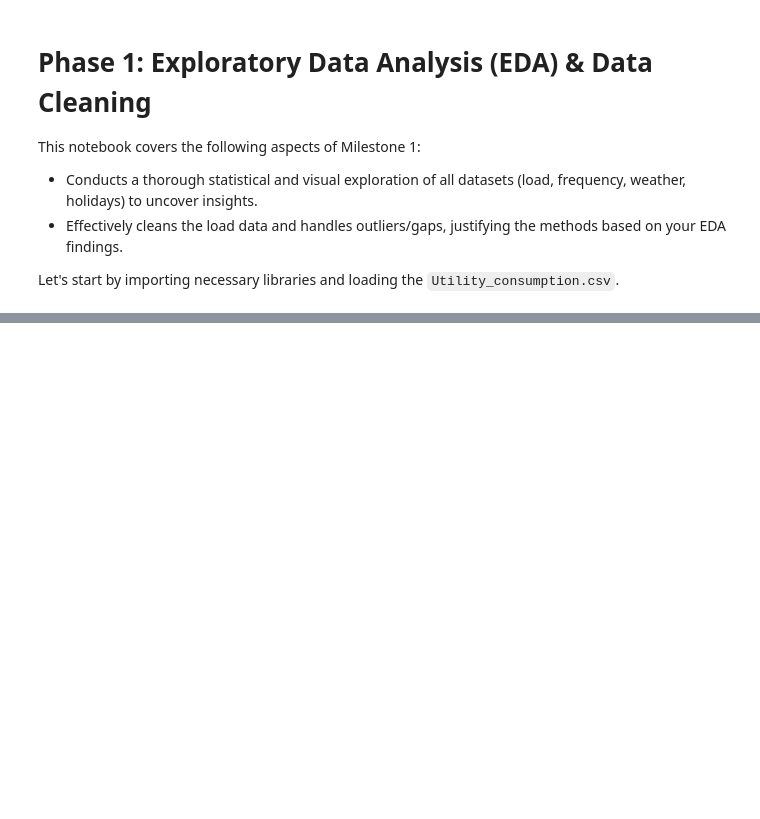
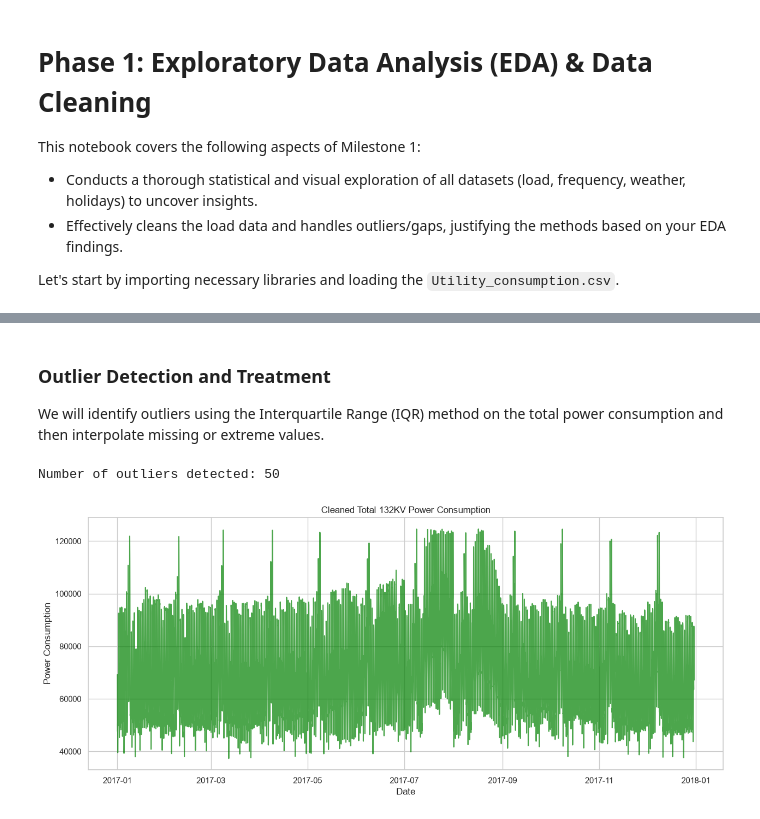
Before and after one commit to Harsh-karn/Intelligent-Power-Demand-Forecasting, a Jupyter notebook: notebooks/01_EDA_and_Cleaning.ipynb, the cells around one changed output, grey strips where cells are left out. Saved outputs shown, nothing was run; the diff lists cells and outputs as text; code cells hidden in the pictures; blank space fills up the shorter version.

```diff
--- a/notebooks/01_EDA_and_Cleaning.ipynb
+++ b/notebooks/01_EDA_and_Cleaning.ipynb
@@ -57,0 +107,32 @@ plt.show()
+# %% [markdown]
+### Outlier Detection and Treatment
+We will identify outliers using the Interquartile Range (IQR) method on the total power consumption and then interpolate missing or extreme values.
+# %%
+# Detect Outliers using IQR
+Q1 = df_30m['Total_PowerConsumption'].quantile(0.25)
+Q3 = df_30m['Total_PowerConsumption'].quantile(0.75)
+IQR = Q3 - Q1
+
+lower_bound = Q1 - 1.5 * IQR
+upper_bound = Q3 + 1.5 * IQR
+
+# Mark outliers as NaN so we can interpolate them along with actual missing gaps
+outliers_mask = (df_30m['Total_PowerConsumption'] < lower_bound) | (df_30m['Total_PowerConsumption'] > upper_bound)
+print(f"Number of outliers detected: {outliers_mask.sum()}")
+
+df_clean = df_30m.copy()
+df_clean.loc[outliers_mask, :] = np.nan
+
+# Interpolate missing values (using time-based interpolation)
+df_clean = df_clean.interpolate(method='time')
+
+# Plot the cleaned data
+plt.figure(figsize=(15, 6))
+plt.plot(df_clean.index, df_clean['Total_PowerConsumption'], alpha=0.7, color='green')
+plt.title('Cleaned Total 132KV Power Consumption')
+plt.ylabel('Power Consumption')
+plt.xlabel('Date')
+plt.show()
+# %% [output]
+Number of outliers detected: 50
+[figure, added]
```
Also changed, not shown: parts of 9 cells of this notebook, 5 other files.
